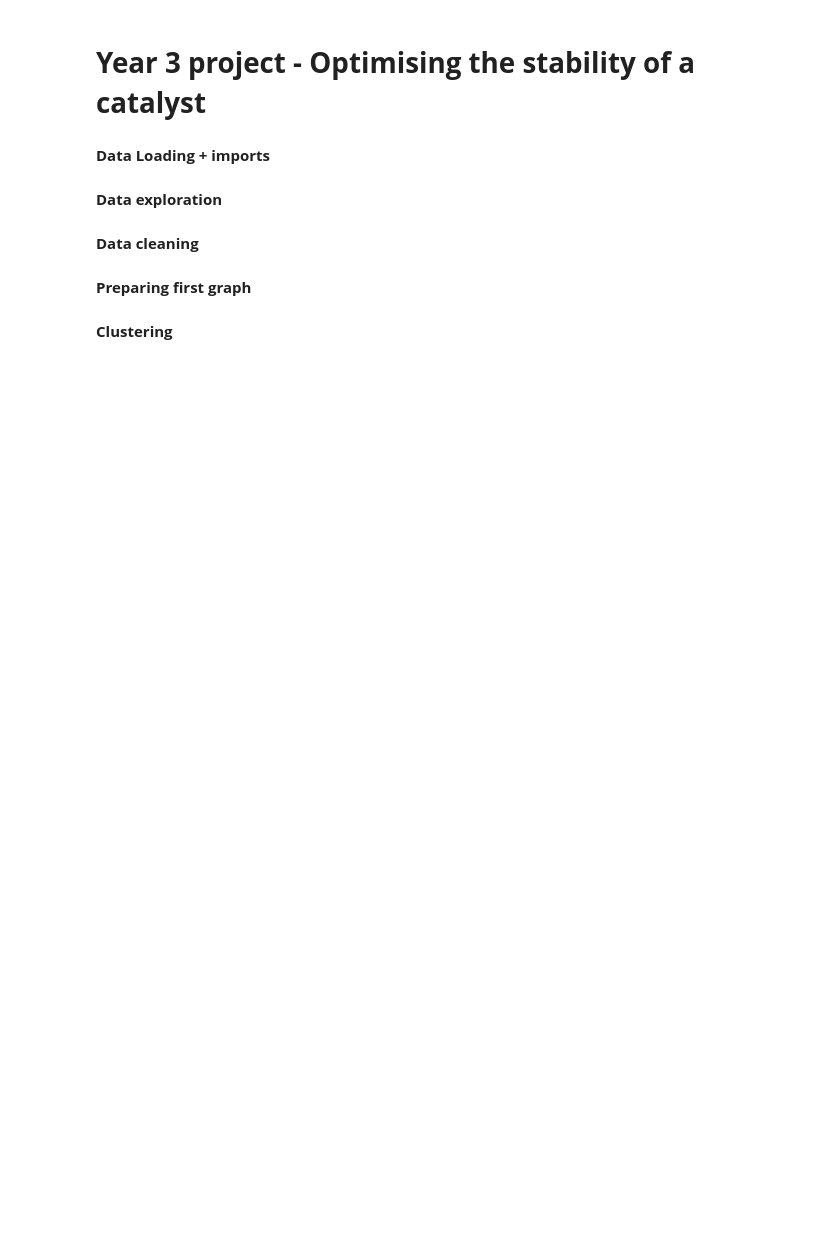
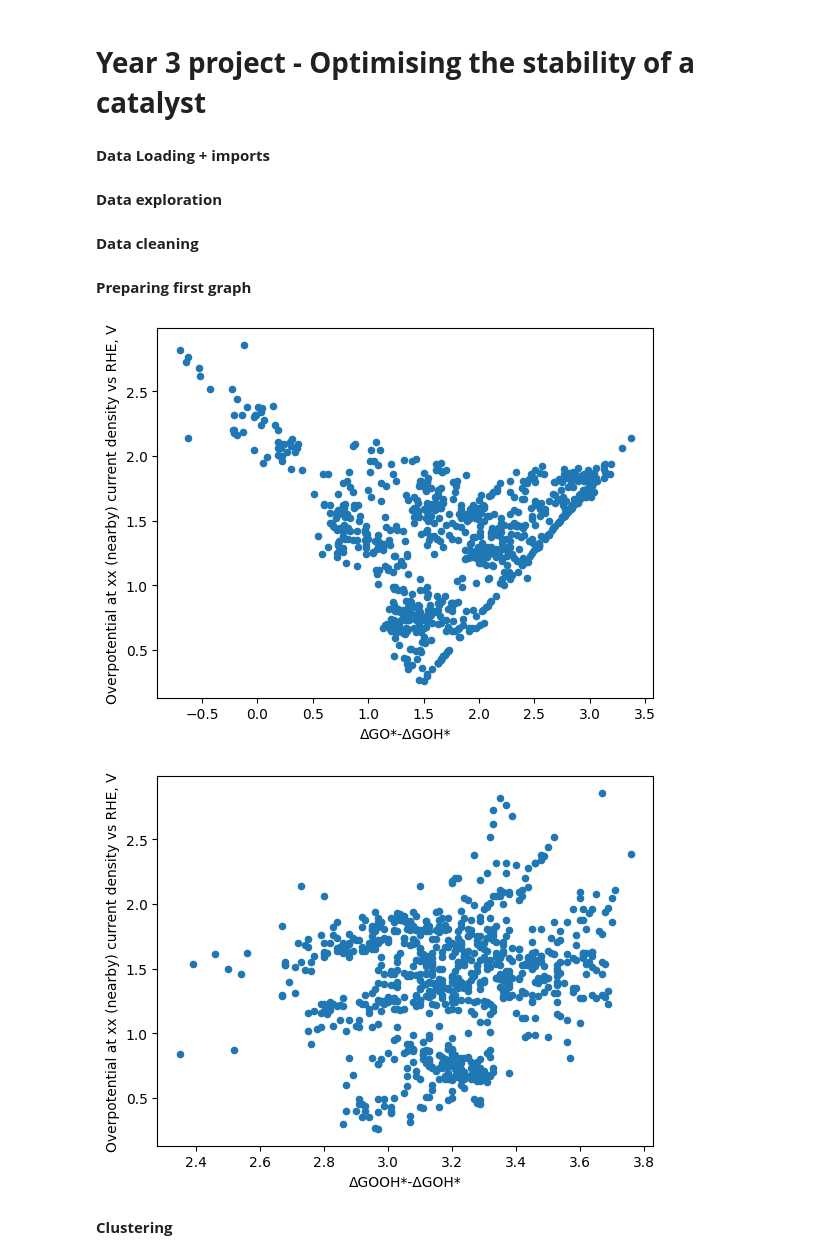
Before and after one commit to fahim-ah/Yr3-Project, a Jupyter notebook: Data file.ipynb, the cells around one changed output. Drawn from its saved outputs; the diff is of its cells as text; code cells hidden in the pictures; blank space fills up the shorter version.

```diff
--- a/Data file.ipynb
+++ b/Data file.ipynb
@@ -36,6 +37,7 @@ def column_cleaning(dataset):
 initial_df = parse_Nan(initial_df)
 entropy_data = column_cleaning(initial_df)
 entropy_data['ΔGO*-ΔGOH*'] = entropy_data['ΔGO*'] - entropy_data['ΔGOH*']
+entropy_data['ΔGOOH*-ΔGOH*'] = entropy_data['ΔGOOH*'] - entropy_data['ΔGOH*']
 
 #print(entropy_data.describe())
 # %% [markdown]
@@ -43,8 +45,14 @@ entropy_data['ΔGO*-ΔGOH*'] = entropy_data['ΔGO*'] - entropy_data['ΔGOH*']
 # %%
 #Slicing only data with values for required columns, then plotting dataset
 entropy_data = entropy_data.loc[entropy_data["ΔGO*-ΔGOH*"] != 0.0 ]
+entropy_data = entropy_data.loc[entropy_data["ΔGOOH*-ΔGOH*"] != 0.0 ]
 entropy_data.plot(x='ΔGO*-ΔGOH*', y = 'Overpotential at xx (nearby) current density vs RHE, V', kind='scatter')
 plt.show()
+entropy_data.plot(x='ΔGOOH*-ΔGOH*', y = 'Overpotential at xx (nearby) current density vs RHE, V', kind='scatter')
+plt.show()
+# %% [output]
+[figure, added]
+[figure, added]
 # %% [markdown]
 **Clustering**
 # %%
```
Also changed, not shown: parts of 6 cells of this notebook.
